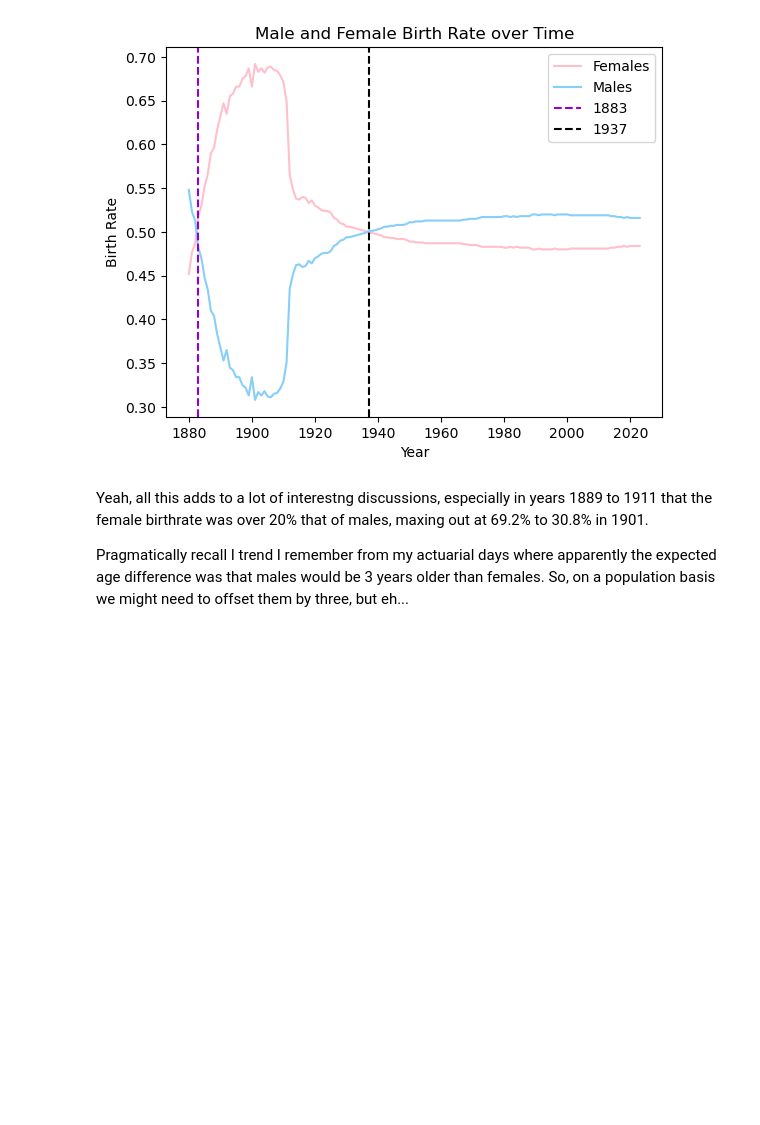
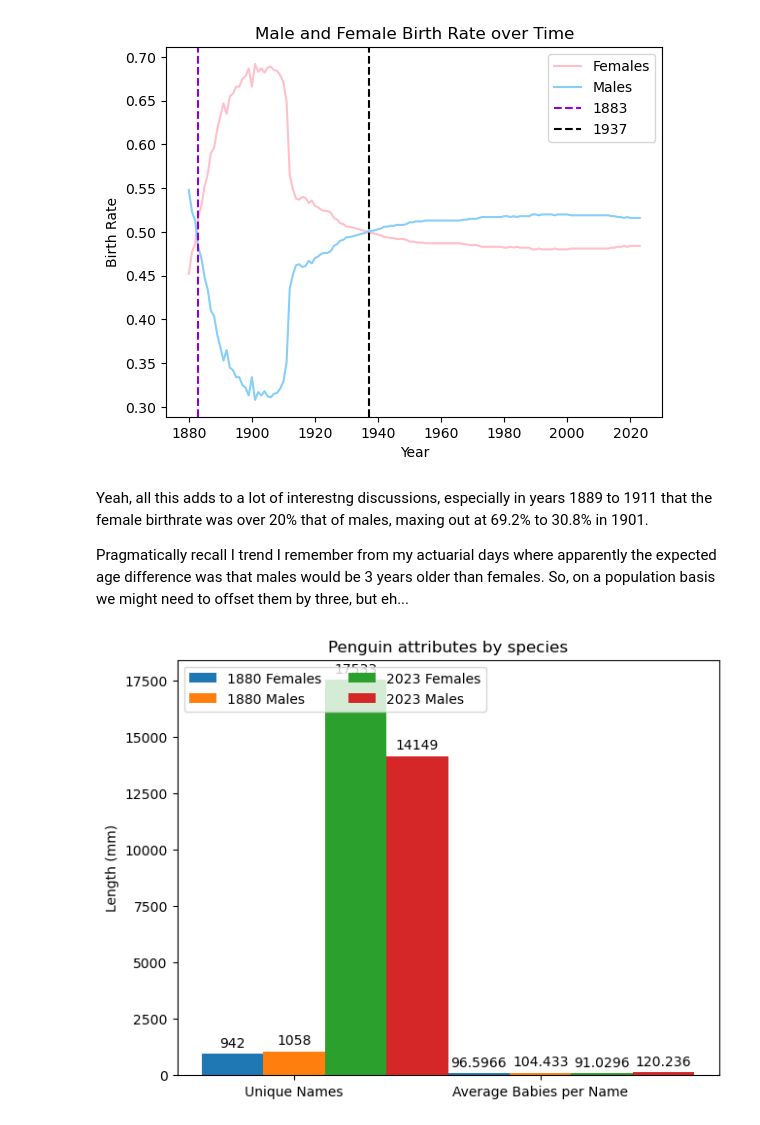
Before and after one commit to bwolff26/name_study, a Jupyter notebook: code/ceda_i.ipynb, the cells around one changed output. Cells and saved outputs as stored; diff of their text form; code cells hidden in the pictures; blank space fills up the shorter version.

```diff
--- a/code/ceda_i.ipynb
+++ b/code/ceda_i.ipynb
@@ -162,3 +166,55 @@ Pragmatically recall I trend I remember from my actuarial days where apparently
 # %%
 # birth_percentages[birth_percentages['female_br']-birth_percentages['male_br']>.2]
 # birth_percentages[birth_percentages['female_br']==birth_percentages['female_br'].max()]
+# %%
+#Re the unique names - I think it's better to contrast just two years than to do another line graph. I think it'll better
+#emphasis the change over time.
+
+#Hmm, should I be writing a formula for this? Eh, at least at the moment... So close to having that though when I have the years
+#out in front.
+
+y1 = 1880
+y2 = 2023
+
+y1_u_fnames, y1_u_mnames = df[(df['year']==y1)&(df['sex']=='F')].shape[0], df[(df['year']==y1)&(df['sex']!='F')].shape[0] #Perhaps should do count, but eh
+y2_u_fnames, y2_u_mnames = df[(df['year']==y2)&(df['sex']=='F')].shape[0], df[(df['year']==y2)&(df['sex']!='F')].shape[0]
+
+y1_avg_fname, y1_avg_mname = df[(df['year']==y1)&(df['sex']=='F')]['count'].mean(), df[(df['year']==y1)&(df['sex']!='F')]['count'].mean()
+y2_avg_fname, y2_avg_mname = df[(df['year']==y2)&(df['sex']=='F')]['count'].mean(), df[(df['year']==y2)&(df['sex']!='F')]['count'].mean()
+
+y1_females, y1_males = df[(df['year']==y1)&(df['sex']=='F')]['count'].sum(), df[(df['year']==y1)&(df['sex']!='F')]['count'].sum()
+y2_females, y2_males = df[(df['year']==y2)&(df['sex']=='F')]['count'].sum(), df[(df['year']==y2)&(df['sex']!='F')]['count'].sum()
+# %%
+ytitle = 'Count'
+title = 'Unique '
+
+categories = ("Unique Names", "Average Babies per Name")
+year_stats = {
+    f'{y1} Females': (y1_u_fnames, y1_avg_fname),
+    f'{y1} Males': (y1_u_mnames, y1_avg_mname),
+    f'{y2} Females': (y2_u_fnames, y2_avg_fname),
+    f'{y2} Males': (y2_u_mnames, y2_avg_mname)
+}
+
+x = np.arange(len(categories))  # the label locations
+width = 0.25  # the width of the bars
+multiplier = 0
+
+fig, ax = plt.subplots(layout='constrained')
+
+for attribute, measurement in year_stats.items():
+    offset = width * multiplier
+    rects = ax.bar(x + offset, measurement, width, label=attribute)
+    ax.bar_label(rects, padding=3)
+    multiplier += 1
+
+# Add some text for labels, title and custom x-axis tick labels, etc.
+ax.set_ylabel('Length (mm)')
+ax.set_title('Penguin attributes by species')
+ax.set_xticks(x + width, categories)
+ax.legend(loc='upper left', ncols=len(categories))
+# ax.set_ylim(0, 250)
+
+plt.show()
+# %% [output]
+[figure, added]
```
Also changed, not shown: parts of 11 cells of this notebook, 1 other file.
